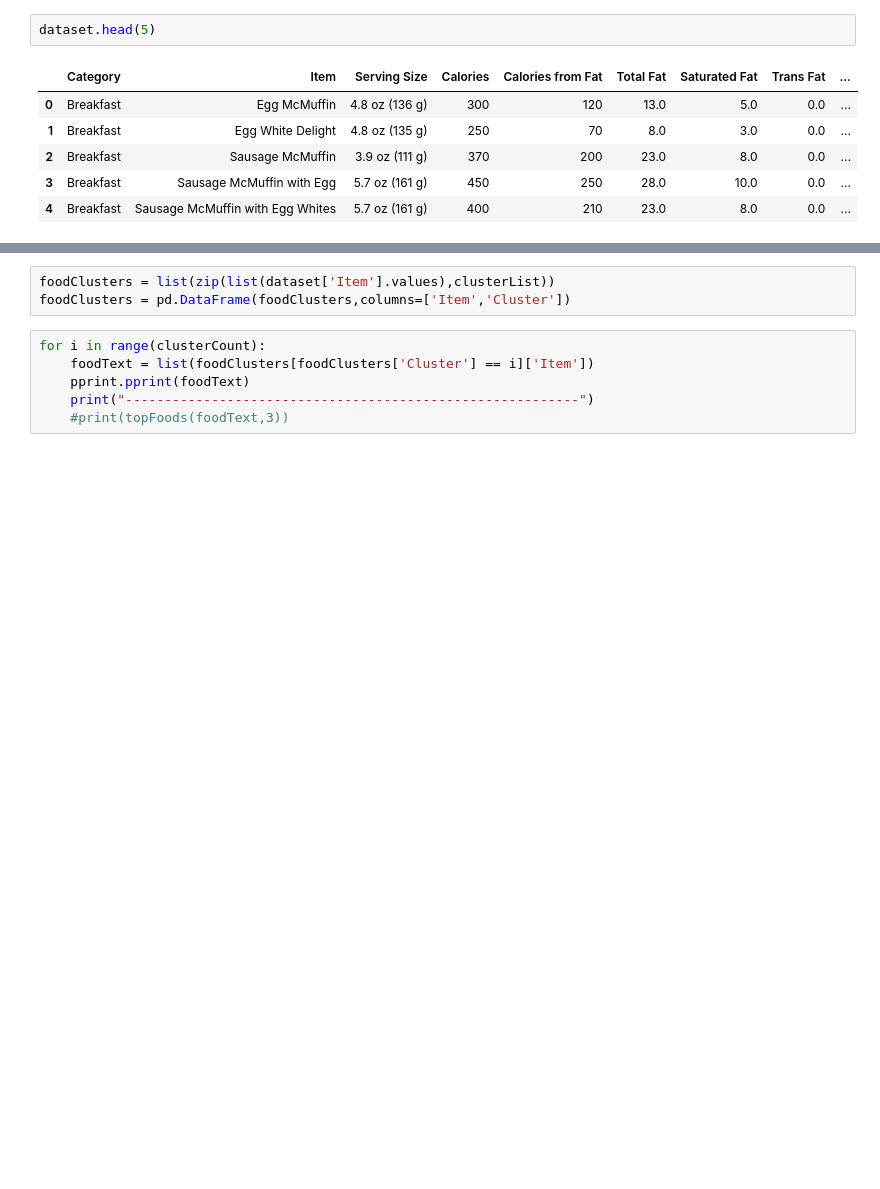
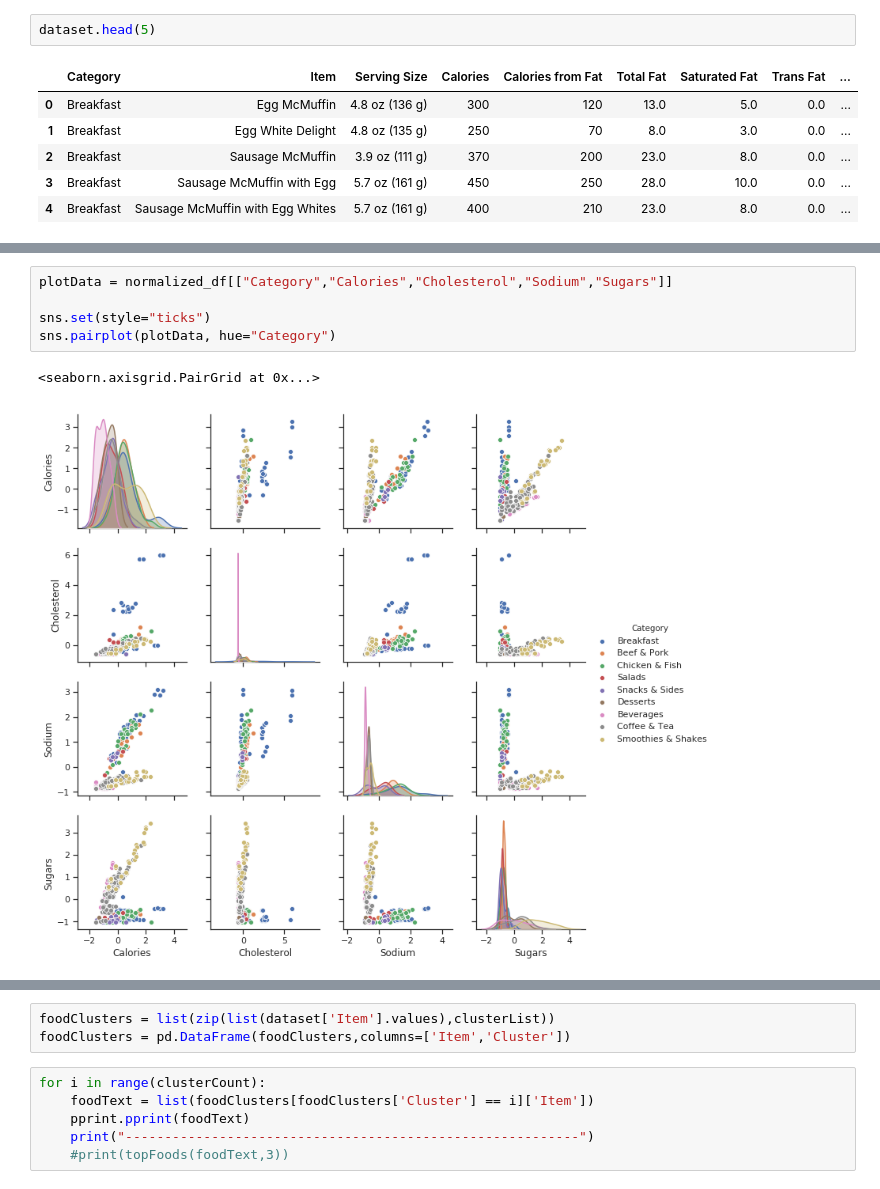
Before and after one commit to amontano495/McDonalds-Nutrition, a Jupyter notebook: McDonaldsNutrtionFacts.ipynb, the cells around one changed output, grey strips where cells are left out. Drawn from its saved outputs; the diff is of its cells as text; blank space fills up the shorter version.

```diff
--- a/McDonaldsNutrtionFacts.ipynb
+++ b/McDonaldsNutrtionFacts.ipynb
@@ -96,0 +111,8 @@ def topFoods(items,k):
+# %%
+plotData = normalized_df[["Category","Calories","Cholesterol","Sodium","Sugars"]]
+
+sns.set(style="ticks")
+sns.pairplot(plotData, hue="Category")
+# %% [output]
+<seaborn.axisgrid.PairGrid at 0x...>
+[figure, added]
```
Also changed, not shown: parts of 24 cells of this notebook.
